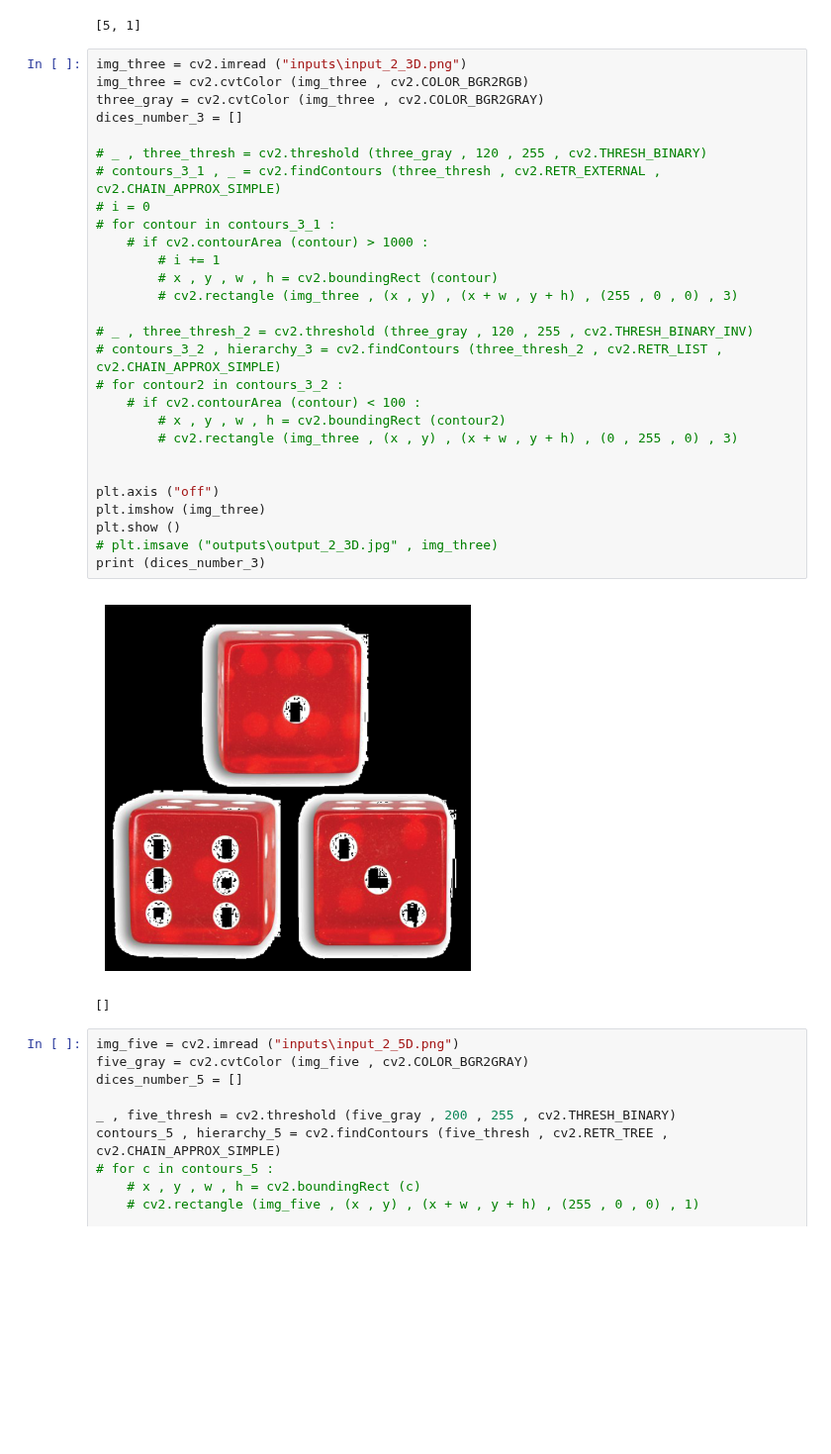
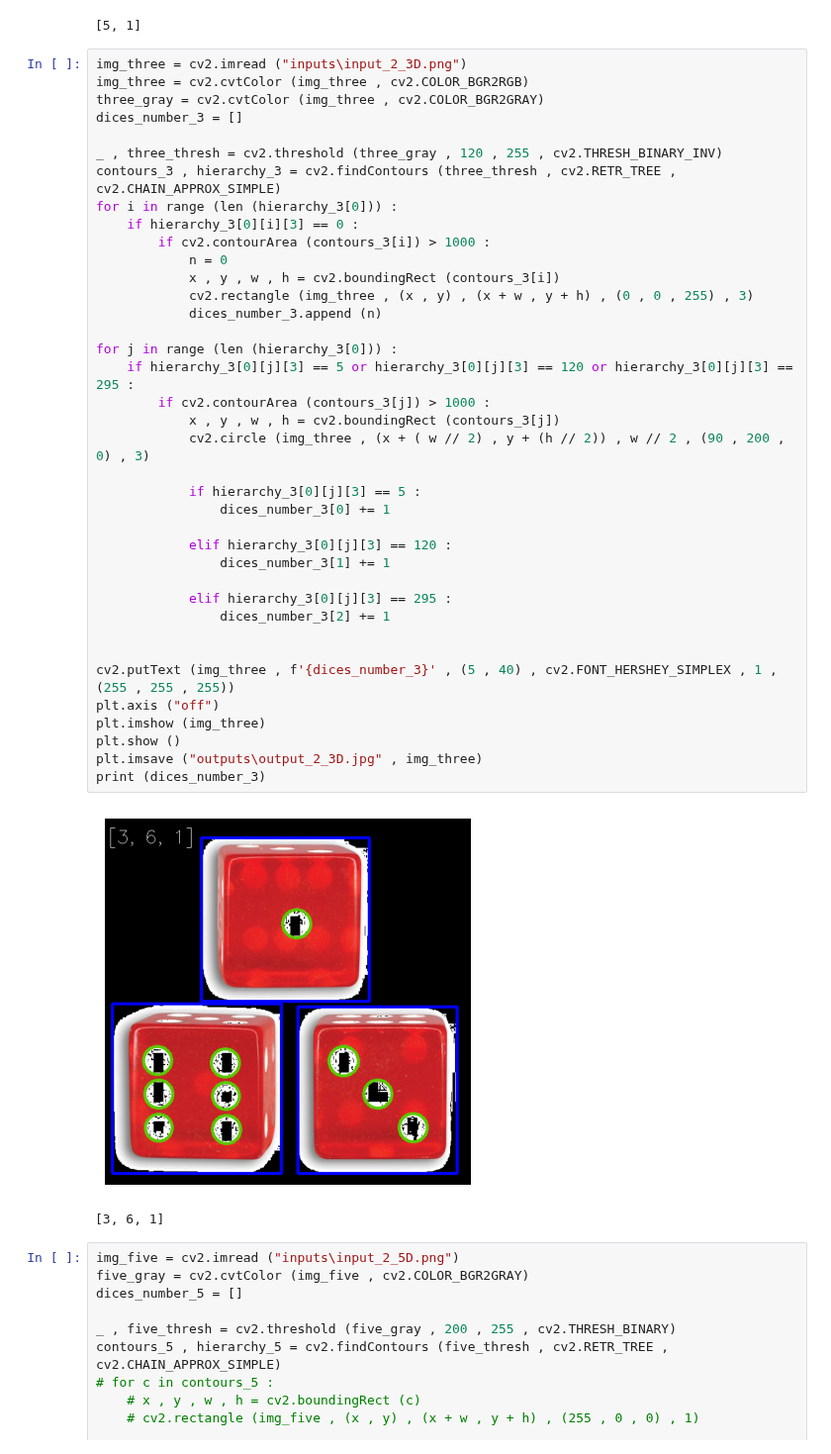
Before and after one commit to TaRa1999R/Image_Processing, a Jupyter notebook: assignment33/2.ipynb, the cells around one changed output. Shown at 99% size. Saved outputs shown, nothing was run; the diff lists cells and outputs as text; blank space fills up the shorter version.

Commit message:
IMage_Processing

```diff
--- a/assignment33/2.ipynb
+++ b/assignment33/2.ipynb
@@ -66,34 +66,44 @@ print (dices_number_2)
 # %%
 img_three = cv2.imread ("inputs\input_2_3D.png")
 img_three = cv2.cvtColor (img_three , cv2.COLOR_BGR2RGB)
 three_gray = cv2.cvtColor (img_three , cv2.COLOR_BGR2GRAY)
 dices_number_3 = []
 
-# _ , three_thresh = cv2.threshold (three_gray , 120 , 255 , cv2.THRESH_BINARY)
-# contours_3_1 , _ = cv2.findContours (three_thresh , cv2.RETR_EXTERNAL , cv2.CHAIN_APPROX_SIMPLE)
-# i = 0
-# for contour in contours_3_1 :
-    # if cv2.contourArea (contour) > 1000 :
-        # i += 1
-        # x , y , w , h = cv2.boundingRect (contour)
-        # cv2.rectangle (img_three , (x , y) , (x + w , y + h) , (255 , 0 , 0) , 3)
+_ , three_thresh = cv2.threshold (three_gray , 120 , 255 , cv2.THRESH_BINARY_INV)
+contours_3 , hierarchy_3 = cv2.findContours (three_thresh , cv2.RETR_TREE , cv2.CHAIN_APPROX_SIMPLE)
+for i in range (len (hierarchy_3[0])) :
+    if hierarchy_3[0][i][3] == 0 :
+        if cv2.contourArea (contours_3[i]) > 1000 :
+            n = 0
+            x , y , w , h = cv2.boundingRect (contours_3[i])
+            cv2.rectangle (img_three , (x , y) , (x + w , y + h) , (0 , 0 , 255) , 3)
+            dices_number_3.append (n)
 
-# _ , three_thresh_2 = cv2.threshold (three_gray , 120 , 255 , cv2.THRESH_BINARY_INV)
-# contours_3_2 , hierarchy_3 = cv2.findContours (three_thresh_2 , cv2.RETR_LIST , cv2.CHAIN_APPROX_SIMPLE)
-# for contour2 in contours_3_2 :
-    # if cv2.contourArea (contour) < 100 :
-        # x , y , w , h = cv2.boundingRect (contour2)
-        # cv2.rectangle (img_three , (x , y) , (x + w , y + h) , (0 , 255 , 0) , 3)
+for j in range (len (hierarchy_3[0])) :
+    if hierarchy_3[0][j][3] == 5 or hierarchy_3[0][j][3] == 120 or hierarchy_3[0][j][3] == 295 :
+        if cv2.contourArea (contours_3[j]) > 1000 :
+            x , y , w , h = cv2.boundingRect (contours_3[j])
+            cv2.circle (img_three , (x + ( w // 2) , y + (h // 2)) , w // 2 , (90 , 200 , 0) , 3)
+
+            if hierarchy_3[0][j][3] == 5 :
+                dices_number_3[0] += 1
+
+            elif hierarchy_3[0][j][3] == 120 :
+                dices_number_3[1] += 1
+
+            elif hierarchy_3[0][j][3] == 295 :
+                dices_number_3[2] += 1
 
 
+cv2.putText (img_three , f'{dices_number_3}' , (5 , 40) , cv2.FONT_HERSHEY_SIMPLEX , 1 , (255 , 255 , 255))
 plt.axis ("off")
 plt.imshow (img_three)
 plt.show ()
-# plt.imsave ("outputs\output_2_3D.jpg" , img_three)
+plt.imsave ("outputs\output_2_3D.jpg" , img_three)
 print (dices_number_3)
 # %% [output]
-[figure, old version]
+[figure, new version]
-[]
+[3, 6, 1]
 # %%
 img_five = cv2.imread ("inputs\input_2_5D.png")
 five_gray = cv2.cvtColor (img_five , cv2.COLOR_BGR2GRAY)
```
Also changed, not shown: 1 other file.
